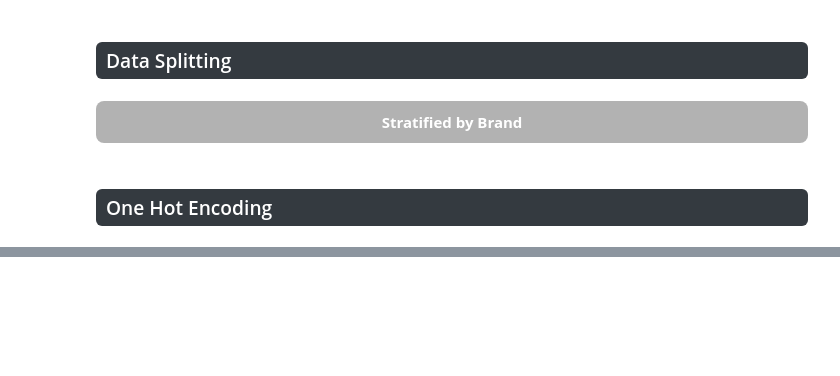
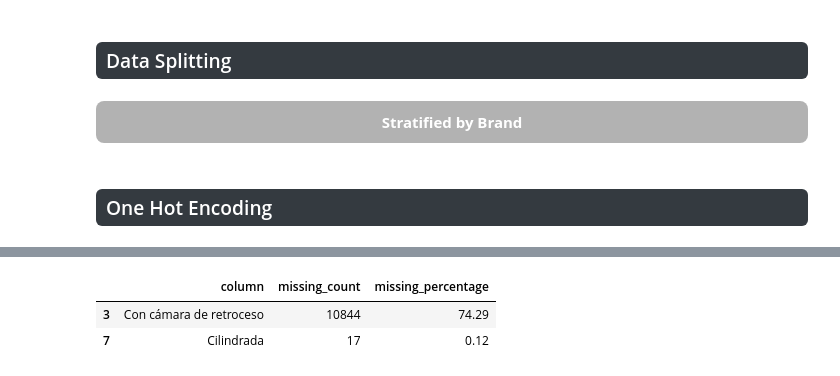
Before and after one commit to abrildiaco/TP_Final_ML, a Jupyter notebook: notebooks/eda.ipynb, the cells around one changed output, grey strips where cells are left out. Cells and saved outputs as stored; diff of their text form; code cells hidden in the pictures; blank space fills up the shorter version.

```diff
--- a/notebooks/eda.ipynb
+++ b/notebooks/eda.ipynb
@@ -750,0 +799,6 @@ X_val_encoded = prep.one_hot_encoding(
+# %%
+display(eda.missing_values_summary(X_train_encoded))
+# %% [output]
+|  | column | missing_count | missing_percentage |
+| 3 | Con cámara de retroceso | 10844 | 74.29 |
+| 7 | Cilindrada | 17 | 0.12 |
```
Also changed, not shown: parts of 12 cells of this notebook, 3 other files.
